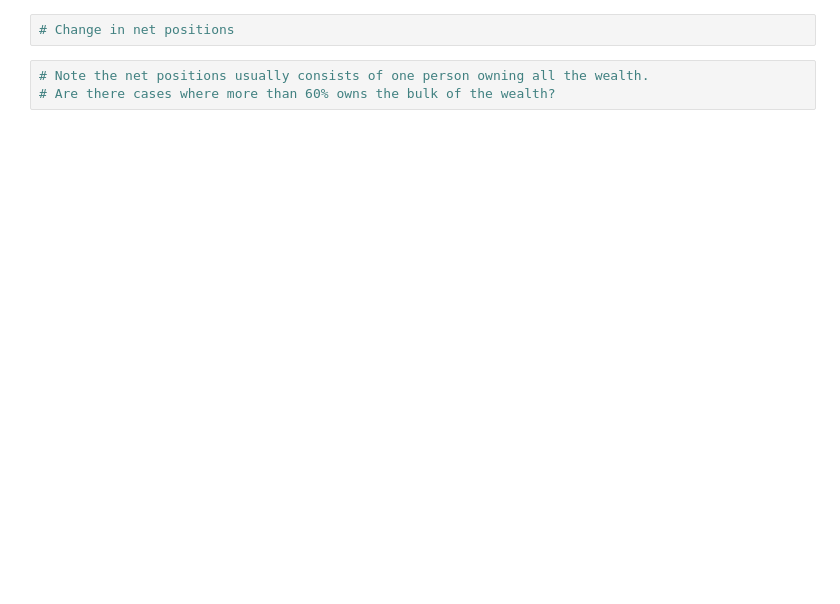
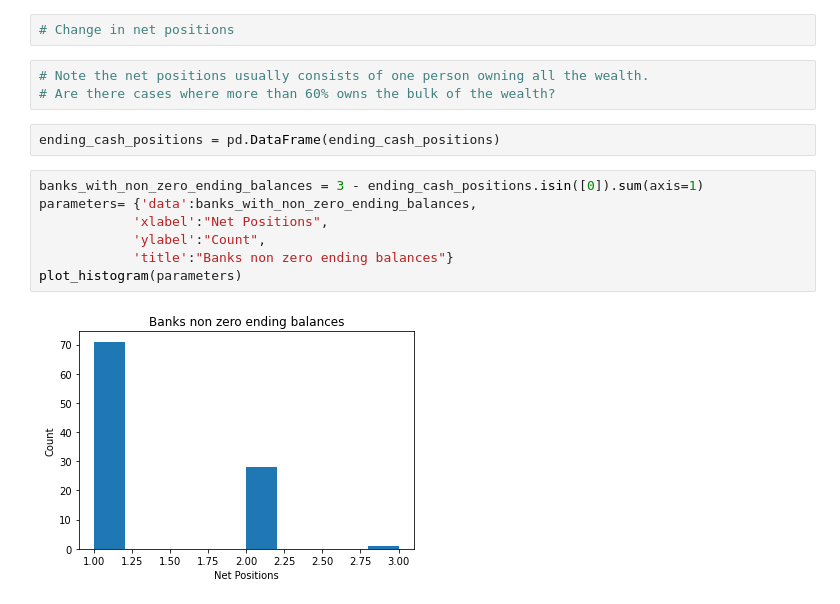
Before and after one commit to yubryanj/Multi-Agent-Reinforcement-Learning-on-Finance-Graphs, a Jupyter notebook: multi_agent/data/data_review.ipynb, the cells around one changed output. Drawn from its saved outputs; the diff is of its cells as text; blank space fills up the shorter version.

Commit message:
Banks with nonzero ending balanceS

```diff
--- a/multi_agent/data/data_review.ipynb
+++ b/multi_agent/data/data_review.ipynb
@@ -76,3 +77,14 @@ plot_histogram(parameters)
 # %%
 # Note the net positions usually consists of one person owning all the wealth.
 # Are there cases where more than 60% owns the bulk of the wealth?
+# %%
+ending_cash_positions = pd.DataFrame(ending_cash_positions)
+# %%
+banks_with_non_zero_ending_balances = 3 - ending_cash_positions.isin([0]).sum(axis=1)
+parameters= {'data':banks_with_non_zero_ending_balances,
+            'xlabel':"Net Positions",
+            'ylabel':"Count",
+            'title':"Banks non zero ending balances"}
+plot_histogram(parameters)
+# %% [output]
+[figure, added]
```
Also changed, not shown: parts of 5 cells of this notebook, 2 other files.
